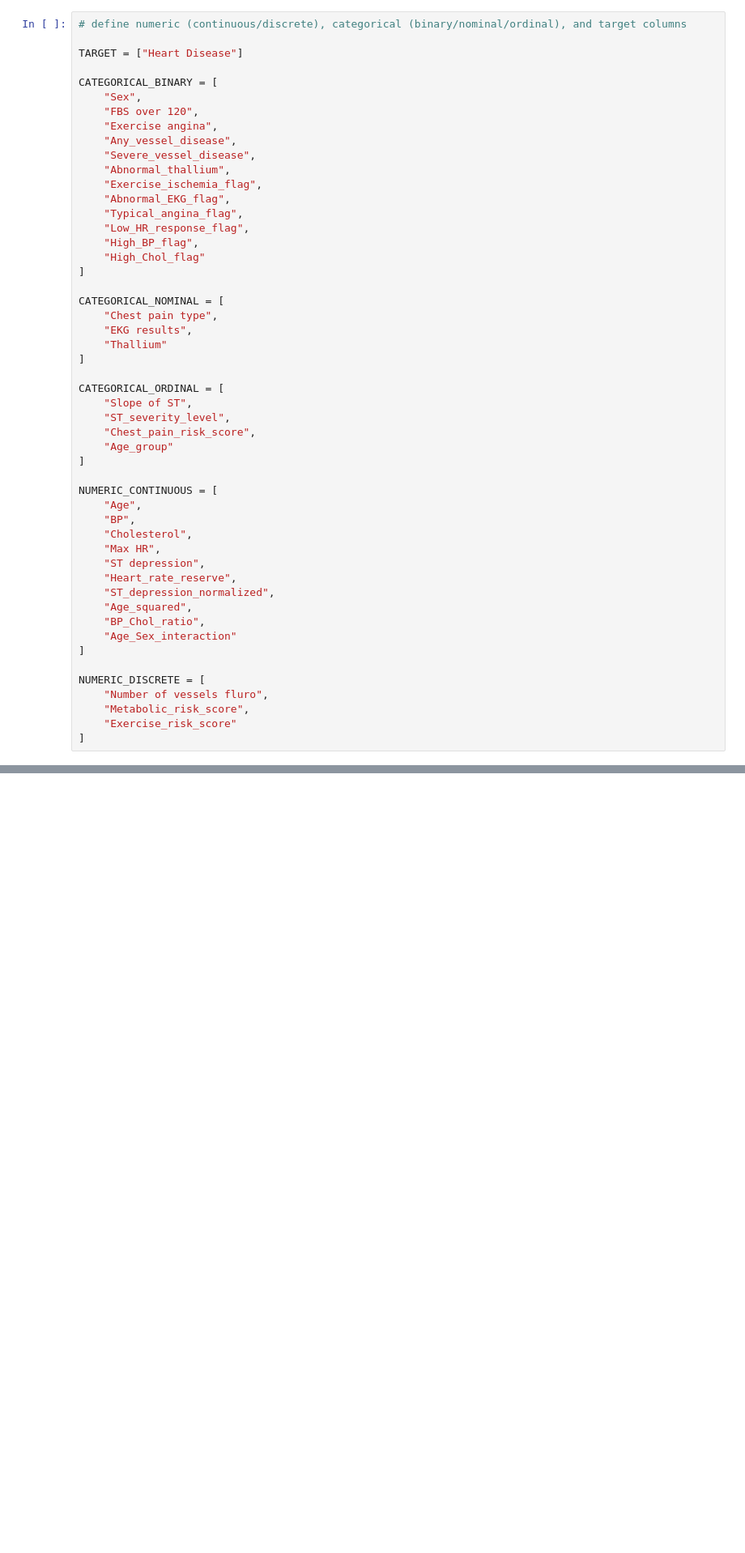
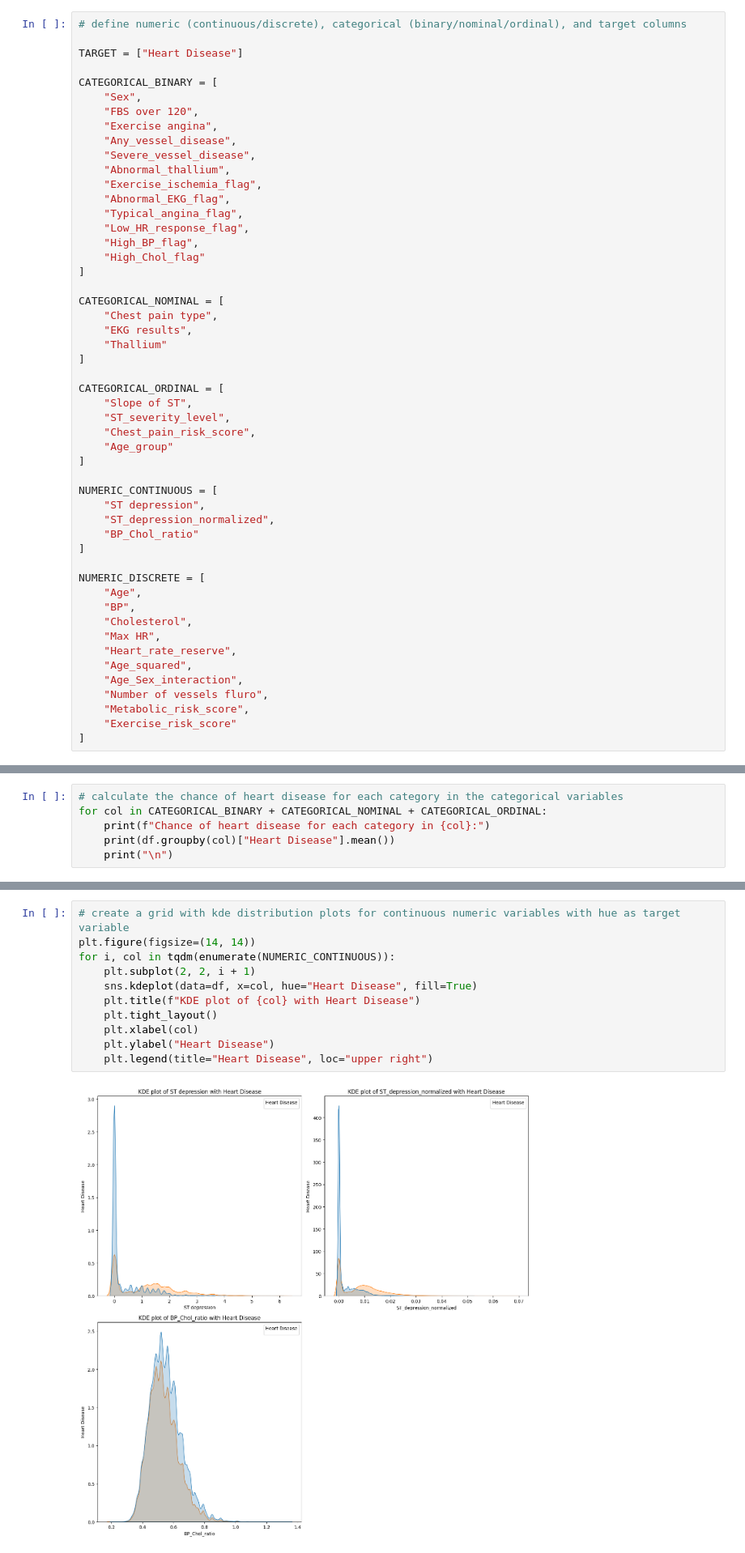
Before and after one commit to adityaSinghal08/heart-disease-prediction, a Jupyter notebook: notebooks/03_exploratory_data_analysis.ipynb, the cells around one changed output, grey strips where cells are left out. Shown at 81% size. Cells and saved outputs as stored; diff of their text form; blank space fills up the shorter version.

```diff
--- a/notebooks/03_exploratory_data_analysis.ipynb
+++ b/notebooks/03_exploratory_data_analysis.ipynb
@@ -148,19 +149,19 @@ CATEGORICAL_ORDINAL = [
 ]
 
 NUMERIC_CONTINUOUS = [
+    "ST depression",
+    "ST_depression_normalized",
+    "BP_Chol_ratio"
+]
+
+NUMERIC_DISCRETE = [
     "Age",
     "BP",
     "Cholesterol",
     "Max HR",
-    "ST depression",
     "Heart_rate_reserve",
-    "ST_depression_normalized",
     "Age_squared",
-    "BP_Chol_ratio",
-    "Age_Sex_interaction"
-]
-
-NUMERIC_DISCRETE = [
+    "Age_Sex_interaction",
     "Number of vessels fluro",
     "Metabolic_risk_score",
     "Exercise_risk_score"
@@ -167,0 +182,6 @@ NUMERIC_DISCRETE = [
+# %%
+# calculate the chance of heart disease for each category in the categorical variables
+for col in CATEGORICAL_BINARY + CATEGORICAL_NOMINAL + CATEGORICAL_ORDINAL:
+    print(f"Chance of heart disease for each category in {col}:")
+    print(df.groupby(col)["Heart Disease"].mean())
+    print("\n")
@@ -167,0 +206,13 @@ NUMERIC_DISCRETE = [
+# %%
+# create a grid with kde distribution plots for continuous numeric variables with hue as target variable
+plt.figure(figsize=(14, 14))
+for i, col in tqdm(enumerate(NUMERIC_CONTINUOUS)):
+    plt.subplot(2, 2, i + 1)
+    sns.kdeplot(data=df, x=col, hue="Heart Disease", fill=True)
+    plt.title(f"KDE plot of {col} with Heart Disease")
+    plt.tight_layout()
+    plt.xlabel(col)
+    plt.ylabel("Heart Disease")
+    plt.legend(title="Heart Disease", loc="upper right")
+# %% [output]
+[figure, added]
```
Also changed, not shown: parts of 5 cells of this notebook, 3 other files.
